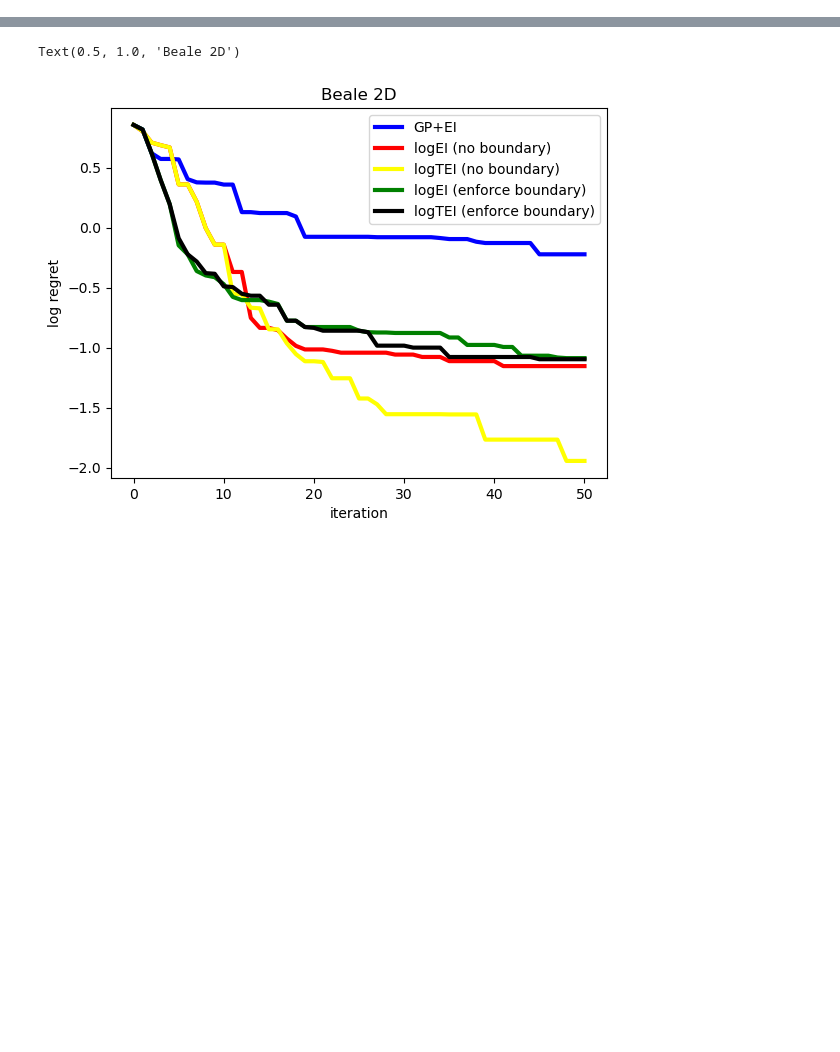
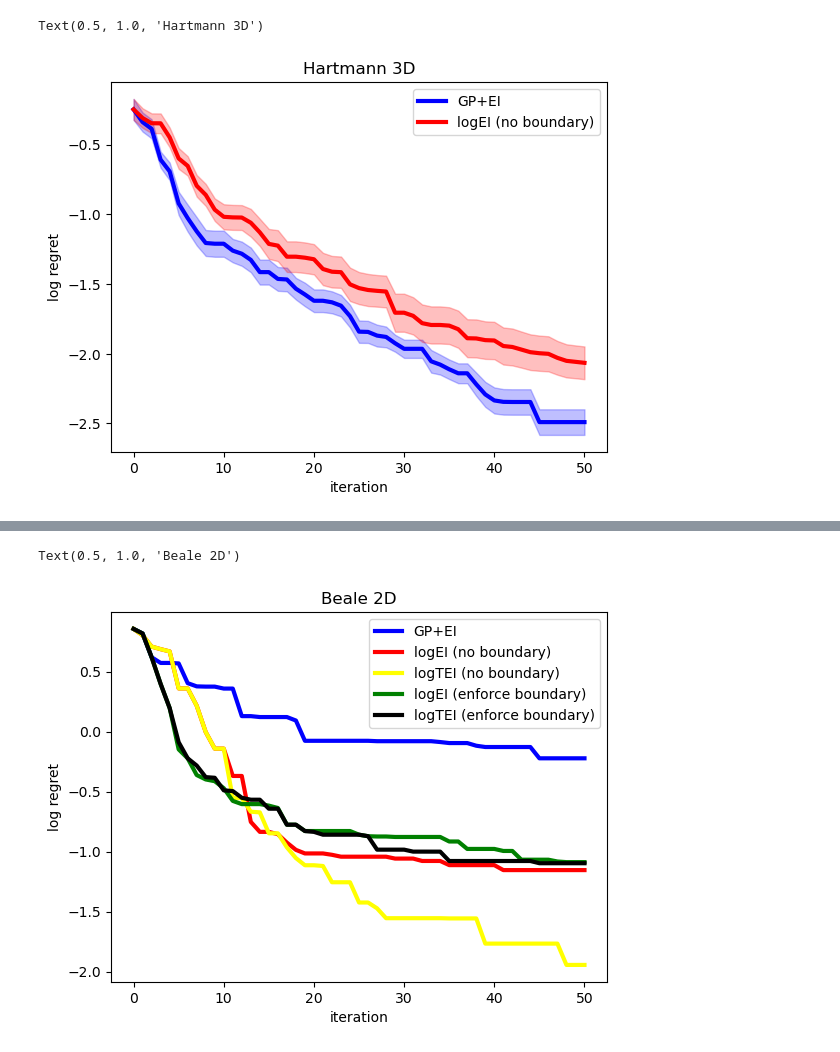
Before and after one commit to HanyangHenry-Wang/SLogGP_KnownBoundary, a Jupyter notebook: plot.ipynb, the cells around one changed output, grey strips where cells are left out. Saved outputs shown, nothing was run; the diff lists cells and outputs as text; code cells hidden in the pictures; blank space fills up the shorter version.

```diff
--- a/plot.ipynb
+++ b/plot.ipynb
@@ -57,0 +61,56 @@ Text(0.5, 1.0, 'Branin 2D')
+# %%
+BO_EI = np.genfromtxt(os.path.join(os.getcwd(),'exp_res/Hartmann3D_GP+EI'), delimiter=',')
+SLogGP_logEI = np.genfromtxt(os.path.join(os.getcwd(),'exp_res/Hartmann3D_SLogGP+logEI'), delimiter=',')
+# SLogGP_boundary_logEI = np.genfromtxt(os.path.join(os.getcwd(),'exp_res/Branin2D_SLogGP(boundary)+logEI'), delimiter=',')
+# SLogGP_boundary_logTEI = np.genfromtxt(os.path.join(os.getcwd(),'exp_res/Branin2D_SLogGP(boundary)+logTEI'), delimiter=',')
+
+
+N = 25
+fstar = -3.86278
+
+total_record = np.log10(np.array(BO_EI)-fstar)
+mean = (np.mean(total_record,axis=0))
+bot, mid, top = np.percentile(total_record, [25, 50, 75], axis=0)
+mid = np.log10(mid)
+std = np.std(total_record,axis=0)
+iter = np.array(range(mean.shape[0]))
+plt.plot(mean,linewidth=3,label='GP+EI',color='blue')
+plt.fill_between(iter, mean-std/np.sqrt(N), mean+std/np.sqrt(N),alpha=0.25,color='blue')
+
+total_record = np.log10(np.array(SLogGP_logEI)-fstar)
+mean =  (np.mean(total_record,axis=0))
+bot, mid, top = np.percentile(total_record, [25, 50, 75], axis=0)
+mid = np.log10(mid)
+std = np.std(total_record,axis=0)
+iter = np.array(range(mean.shape[0]))
+plt.plot(mean,linewidth=3,label='logEI (no boundary)',color='red')
+plt.fill_between(iter, mean-std/np.sqrt(N), mean+std/np.sqrt(N),alpha=0.25,color='red')
+
+# total_record = (np.array(SLogGP_boundary_logEI)-fstar)
+# mean =  (np.mean(total_record,axis=0))
+# bot, mid, top = np.percentile(total_record, [25, 50, 75], axis=0)
+# mid = np.log10(mid)
+# std = np.std(total_record,axis=0)
+# iter = np.array(range(mean.shape[0]))
+# plt.plot(mid,linewidth=3,label='logEI (with boundary)',color='green')
+# #plt.fill_between(iter, mean-std/np.sqrt(N), mean+std/np.sqrt(N),alpha=0.25,color='red')
+
+
+# total_record = (np.array(SLogGP_boundary_logTEI)-fstar)
+# mean =  (np.mean(total_record,axis=0))
+# bot, mid, top = np.percentile(total_record, [25, 50, 75], axis=0)
+# mid = np.log10(mid)
+# std = np.std(total_record,axis=0)
+# iter = np.array(range(mean.shape[0]))
+# plt.plot(mid,linewidth=3,label='logTEI (with boundary)',color='black')
+# #plt.fill_between(iter, mean-std/np.sqrt(N), mean+std/np.sqrt(N),alpha=0.25,color='red')
+
+
+plt.xlabel('iteration')
+plt.ylabel('log regret')
+
+plt.legend()
+plt.title('Hartmann 3D')
+# %% [output]
+Text(0.5, 1.0, 'Hartmann 3D')
+[figure, added]
```
Also changed, not shown: parts of 2 cells of this notebook, 44 other files.
